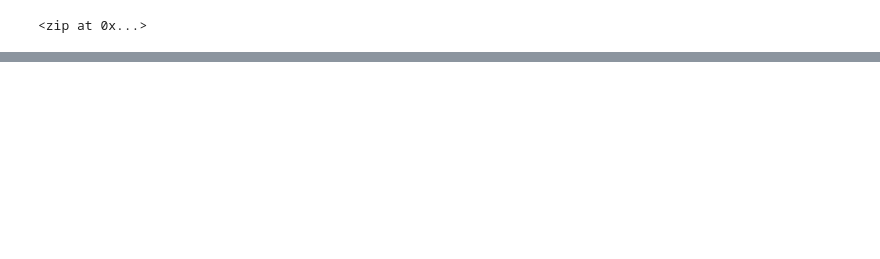
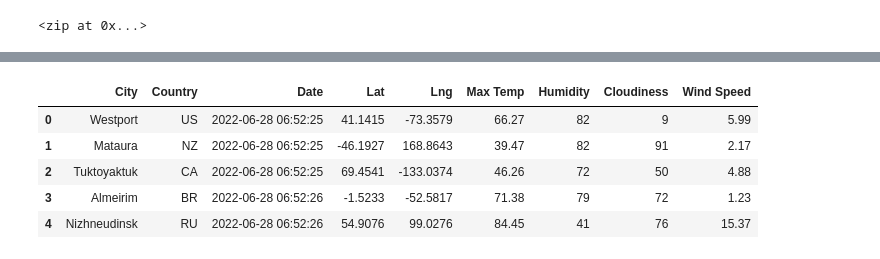
Before and after one commit to BruceCowen/World_Weather_Analysis, a Jupyter notebook: WeatherPy.ipynb, the cells around one changed output, grey strips where cells are left out. Drawn from its saved outputs; the diff is of its cells as text; code cells hidden in the pictures; blank space fills up the shorter version.

```diff
--- a/WeatherPy.ipynb
+++ b/WeatherPy.ipynb
@@ -30,0 +141,11 @@ len(cities)
+# %%
+new_column_order = ["City", "Country", "Date", "Lat", "Lng", "Max Temp", "Humidity", "Cloudiness", "Wind Speed"]
+city_data_df = city_data_df[new_column_order]
+city_data_df.head()
+# %% [output]
+|  | City | Country | Date | Lat | Lng | Max Temp | Humidity | Cloudiness | Wind Speed |
+| 0 | Westport | US | 2022-06-28 06:52:25 | 41.1415 | -73.3579 | 66.27 | 82 | 9 | 5.99 |
+| 1 | Mataura | NZ | 2022-06-28 06:52:25 | -46.1927 | 168.8643 | 39.47 | 82 | 91 | 2.17 |
+| 2 | Tuktoyaktuk | CA | 2022-06-28 06:52:25 | 69.4541 | -133.0374 | 46.26 | 72 | 50 | 4.88 |
+| 3 | Almeirim | BR | 2022-06-28 06:52:26 | -1.5233 | -52.5817 | 71.38 | 79 | 72 | 1.23 |
+| 4 | Nizhneudinsk | RU | 2022-06-28 06:52:26 | 54.9076 | 99.0276 | 84.45 | 41 | 76 | 15.37 |
```
Also changed, not shown: parts of 7 cells of this notebook, 2 other files.
